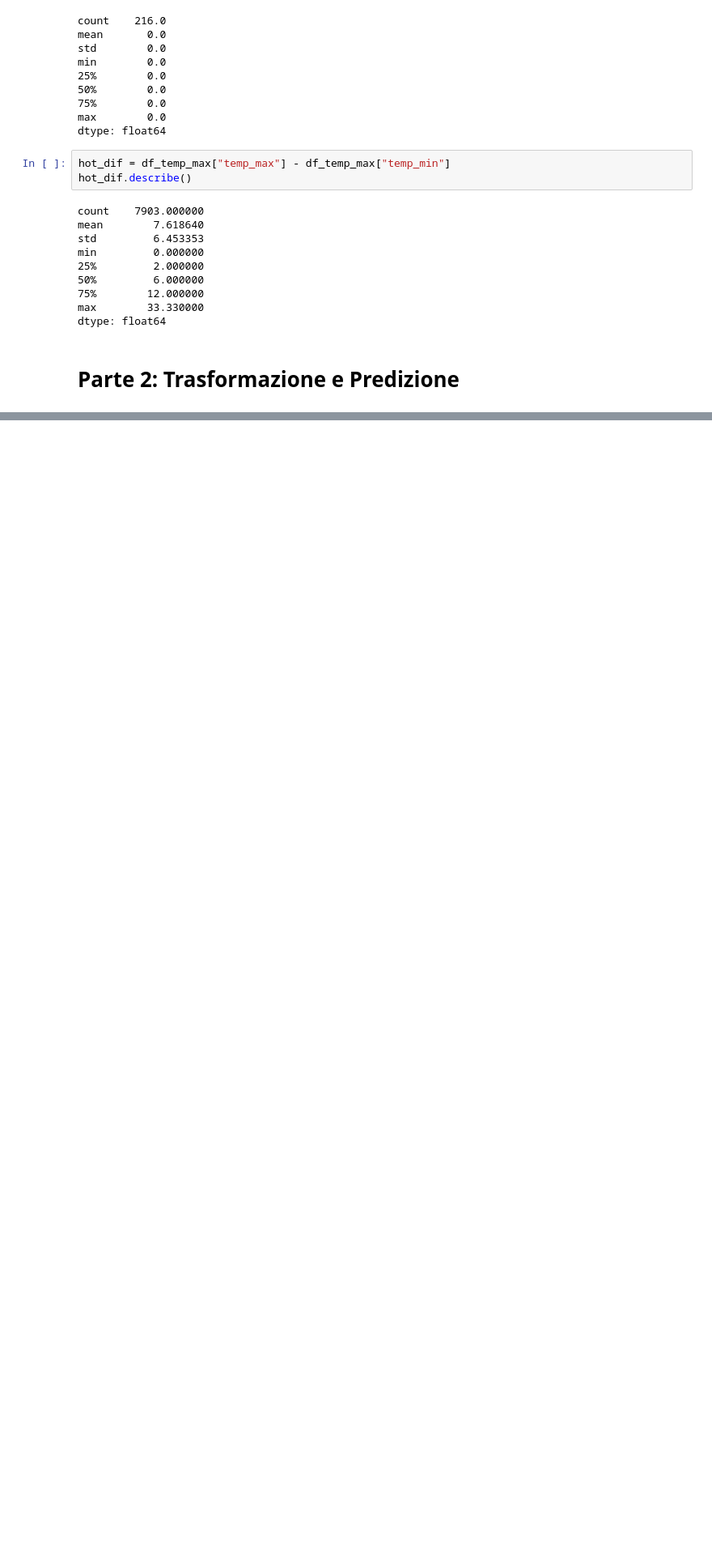
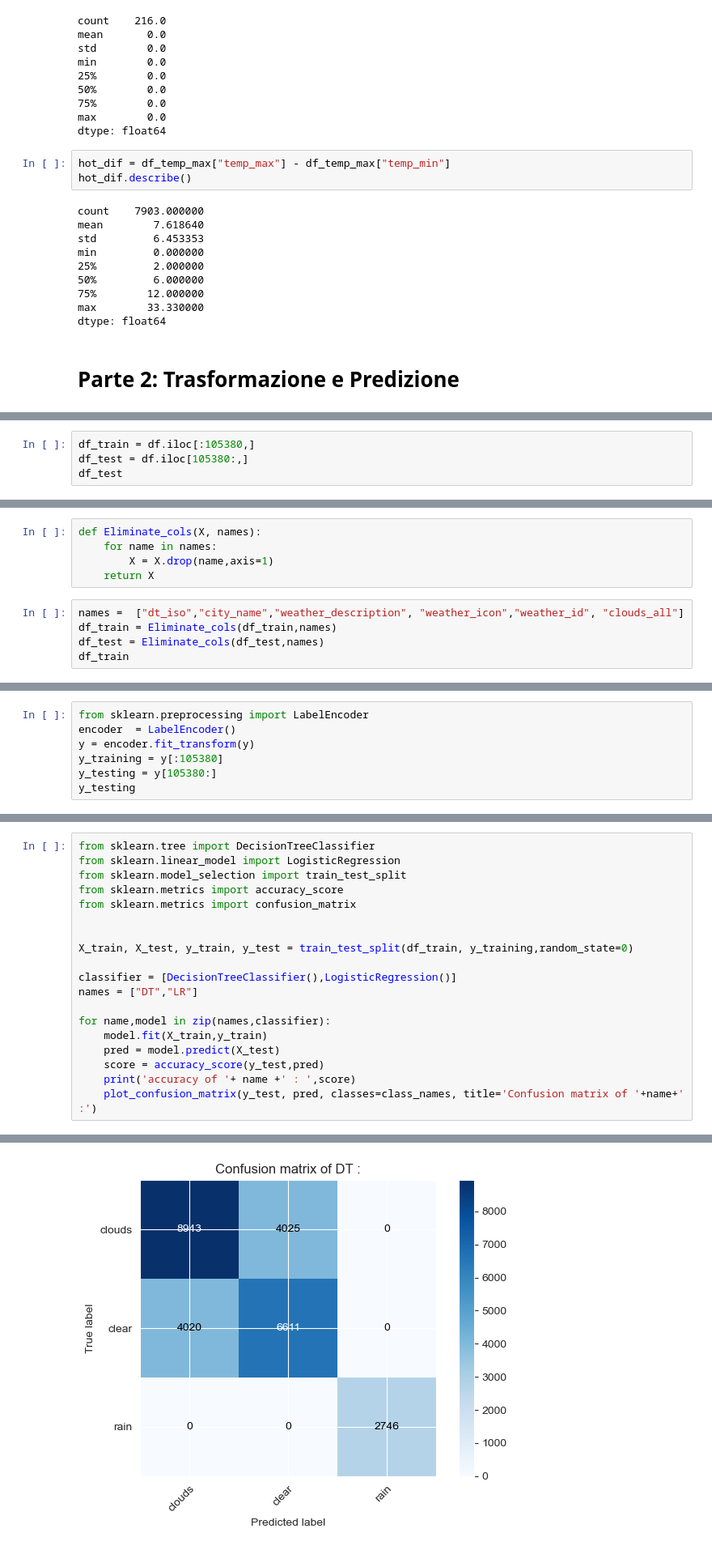
Before and after one commit to Rdm-Nico/BDTA, a Jupyter notebook: Esercitazioni/Esami/28_01_2020.ipynb, the cells around one changed output, grey strips where cells are left out. Shown: that part at 81% size. Drawn from its saved outputs; the diff is of its cells as text; blank space fills up the shorter version.

```diff
--- a/Esercitazioni/Esami/28_01_2020.ipynb
+++ b/Esercitazioni/Esami/28_01_2020.ipynb
@@ -276,0 +309,4 @@ dtype: float64
+# %%
+df_train = df.iloc[:105380,]
+df_test = df.iloc[105380:,]
+df_test
@@ -276,0 +327,10 @@ dtype: float64
+# %%
+def Eliminate_cols(X, names):
+    for name in names:
+        X = X.drop(name,axis=1)
+    return X
+# %%
+names =  ["dt_iso","city_name","weather_description", "weather_icon","weather_id", "clouds_all"]
+df_train = Eliminate_cols(df_train,names)
+df_test = Eliminate_cols(df_test,names)
+df_train
@@ -276,0 +339,7 @@ dtype: float64
+# %%
+from sklearn.preprocessing import LabelEncoder
+encoder  = LabelEncoder()
+y = encoder.fit_transform(y)
+y_training = y[:105380]
+y_testing = y[105380:]
+y_testing
@@ -276,0 +406,20 @@ dtype: float64
+# %%
+from sklearn.tree import DecisionTreeClassifier
+from sklearn.linear_model import LogisticRegression
+from sklearn.model_selection import train_test_split
+from sklearn.metrics import accuracy_score
+from sklearn.metrics import confusion_matrix
+
+
+X_train, X_test, y_train, y_test = train_test_split(df_train, y_training,random_state=0)
+
+classifier = [DecisionTreeClassifier(),LogisticRegression()]
+names = ["DT","LR"]
+
+for name,model in zip(names,classifier):
+    model.fit(X_train,y_train)
+    pred = model.predict(X_test)
+    score = accuracy_score(y_test,pred)
+    print('accuracy of '+ name +' : ',score)
+    plot_confusion_matrix(y_test, pred, classes=class_names, title='Confusion matrix of '+name+' :')
+# %% [output]
@@ -276,0 +443 @@ dtype: float64
+[figure, added]
```
Also changed, not shown: parts of 35 cells of this notebook.
